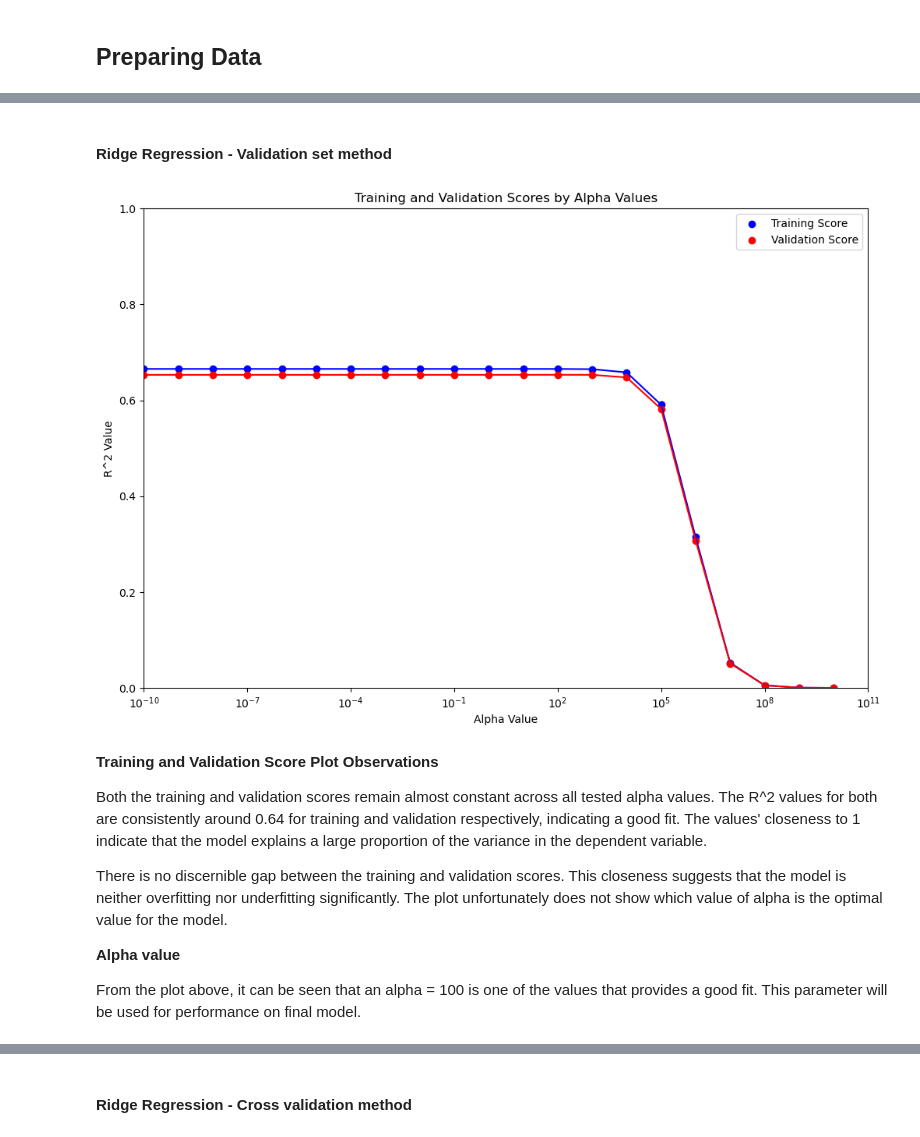
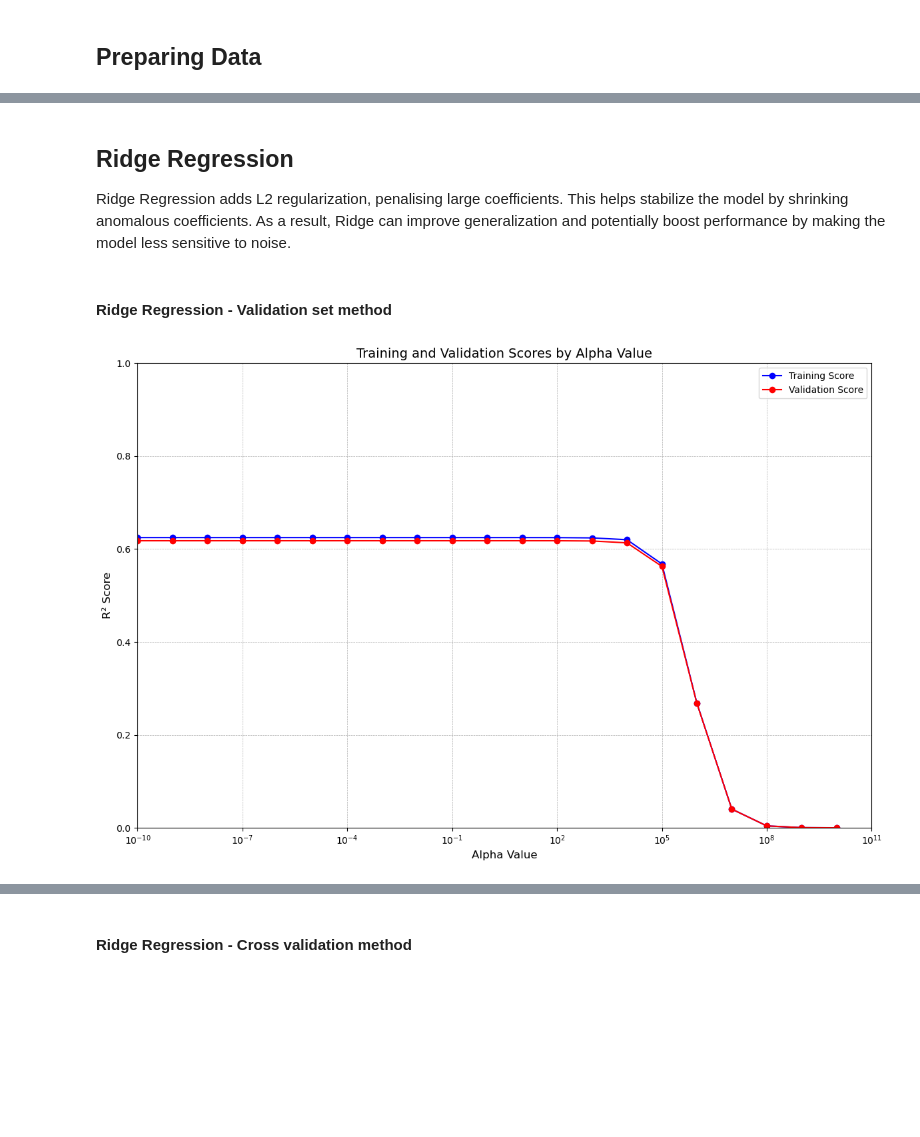
Before and after one commit to SanjayRaju2000/London-House-Price-Prediction, a Jupyter notebook: notebooks/04-linear-modelling.ipynb, the cells around one changed output, grey strips where cells are left out. Cells and saved outputs as stored; diff of their text form; code cells hidden in the pictures; blank space fills up the shorter version.

```diff
--- a/notebooks/04-linear-modelling.ipynb
+++ b/notebooks/04-linear-modelling.ipynb
@@ -28,7 +64,7 @@ np.random.seed(random_seed_val)
 ## Data Loading & Understanding
 # %%
 # Creating DataFrame
-pp_house_df = pd.read_csv("london_house_price_data_pp.csv")
+pp_house_df = pd.read_csv(r'C:\Users\sanja\capstone-SanjayRaju2000\src\data\london_house_price_data_pp.csv')
 # Viewing DataFrame
 pp_house_df.head(5)
 # %% [output]
@@ -69,5 +107,5 @@ pp_house_df.shape
 ## Preparing Data
 # %%
 # Seperating features from target
-X = pp_house_df.drop('saleEstimate_currentPrice', axis=1)
+X = pp_house_df.drop(['latitude', 'longitude', 'saleEstimate_currentPrice'], axis=1)
 y = pp_house_df['saleEstimate_currentPrice']
@@ -172,3 +295,7 @@ Ridge regression is essential for handling anomalies, it will handle multicollin
+# %% [markdown]
+## Ridge Regression
+
+Ridge Regression adds L2 regularization, penalising large coefficients. This helps stabilize the model by shrinking anomalous coefficients. As a result, Ridge can improve generalization and potentially boost performance by making the model less sensitive to noise.
 # %% [markdown]
 #### Ridge Regression - Validation set method
 # %%
@@ -235,38 +331,34 @@ for alpha in alpha_values:
     ridge_scores[alpha] = {'train_score': train_score_val, 'valid_score': valid_score_val}
 # %%
 # Plotting scores against alpha
+plt.figure(figsize=(12, 8))
 
-# Creating scatter plot with two lines
-plt.figure(figsize=(12, 8))
-plt.scatter(alpha_values, [ridge_scores[alpha]['train_score'] for alpha in alpha_values], color='blue', label='Training Score')
-plt.scatter(alpha_values, [ridge_scores[alpha]['valid_score'] for alpha in alpha_values], color='red', label='Validation Score')
-plt.plot(alpha_values, [ridge_scores[alpha]['train_score'] for alpha in alpha_values], color='blue')
-plt.plot(alpha_values, [ridge_scores[alpha]['valid_score'] for alpha in alpha_values], color='red')
+# Prepare training and validation scores
+train_scores = [ridge_scores[alpha]['train_score'] for alpha in alpha_values]
+valid_scores = [ridge_scores[alpha]['valid_score'] for alpha in alpha_values]
 
-# Logarithmic scale for the x-axis
+# Plot with markers
+plt.plot(alpha_values, train_scores, color='blue', marker='o', label='Training Score')
+plt.plot(alpha_values, valid_scores, color='red', marker='o', label='Validation Score')
+
+# Logarithmic x-axis
 plt.xscale('log')
 
-# Set x-axis and y-axis limits
+# Axis limits
 plt.xlim(left=1e-10)
-plt.ylim(bottom=0, top=1.0)
+plt.ylim(0, 1.0)
 
-# Labels and Title
-plt.xlabel('Alpha Value')
-plt.ylabel('R^2 Value')
-plt.title('Training and Validation Scores by Alpha Values')
+# Labels and title
+plt.xlabel('Alpha Value', fontsize=12)
+plt.ylabel('R² Score', fontsize=12)
+plt.title('Training and Validation Scores by Alpha Value', fontsize=14)
+
+# Grid and legend
+plt.grid(True, which='both', linestyle='--', linewidth=0.5)
 plt.legend()
+plt.tight_layout()
 
 # Show plot
 plt.show()
 # %% [output]
-[figure, old version]
+[figure, new version]
-# %% [markdown]
-**Training and Validation Score Plot Observations**
-
-Both the training and validation scores remain almost constant across all tested alpha values. The R^2 values for both are consistently around 0.64 for training and validation respectively, indicating a good fit. The values' closeness to 1 indicate that the model explains a large proportion of the variance in the dependent variable.
-
-There is no discernible gap between the training and validation scores. This closeness suggests that the model is neither overfitting nor underfitting significantly. The plot unfortunately does not show which value of alpha is the optimal value for the model.
-
-**Alpha value**
-
-From the plot above, it can be seen that an alpha = 100 is one of the values that provides a good fit. This parameter will be used for performance on final model.
```
Also changed, not shown: parts of 56 cells of this notebook.
